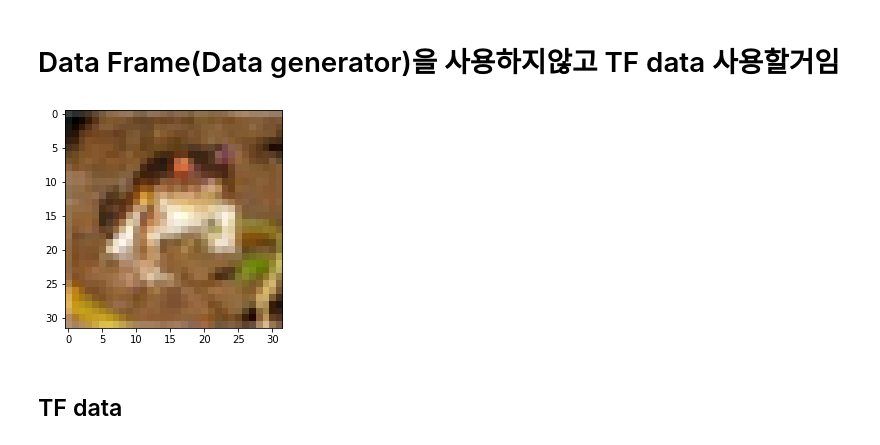
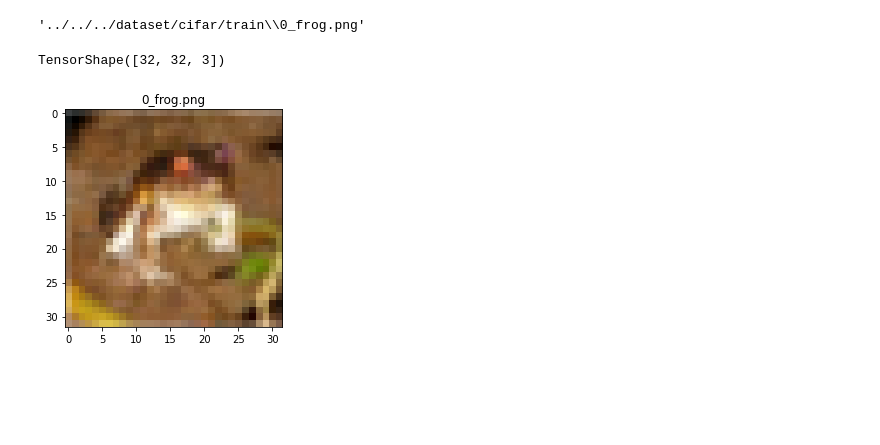
Before and after one commit to ech97/2021_Deep_Learning, a Jupyter notebook: fastcampus/Chap_02/05.ipynb, the cells around one changed output. Saved outputs shown, nothing was run; the diff lists cells and outputs as text; code cells hidden in the pictures; blank space fills up the shorter version.

```diff
--- a/fastcampus/Chap_02/05.ipynb
+++ b/fastcampus/Chap_02/05.ipynb
@@ -1,5 +1,3 @@
-# %% [markdown]
-# Data Frame(Data generator)을 사용하지않고 TF data 사용할거임
 # %%
 import os
 from glob import glob
@@ -11,22 +9,22 @@ import matplotlib.pyplot as plt
 %matplotlib inline
 # %%
 data_paths = glob('../../../dataset/cifar/train/*.png')
+path = data_paths[0]
+path
+# %% [output]
+'../../../dataset/cifar/train\\0_frog.png'
 # %%
-path = data_paths[0]
-
-# 파일열기
 gfile = tf.io.read_file(path)
-
 image = tf.io.decode_image(gfile)
+image.shape
+# %% [output]
+TensorShape([32, 32, 3])
 # %%
-image.shape
-
+plt.title(os.path.basename(path)) # 이름만 쏘옥
 plt.imshow(image)
 plt.show()
 # %% [output]
-[figure, old version]
+[figure, new version]
-# %% [markdown]
-## TF data
 # %%
 def read_image(path):
     gfile = tf.io.read_file(path)
```
Also changed, not shown: parts of 3 cells of this notebook.
